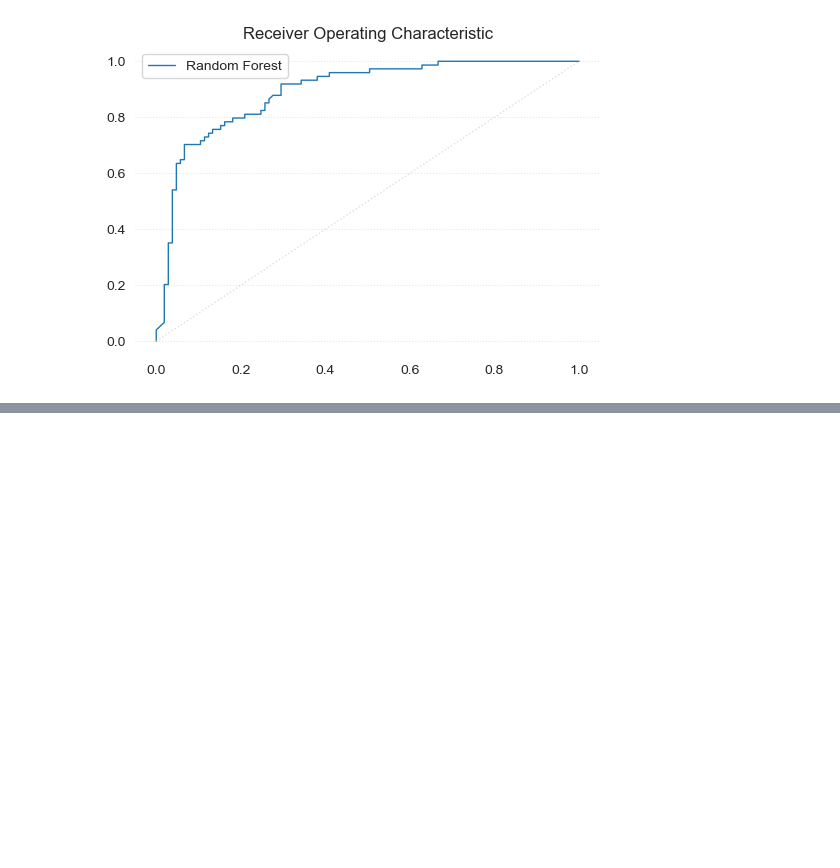
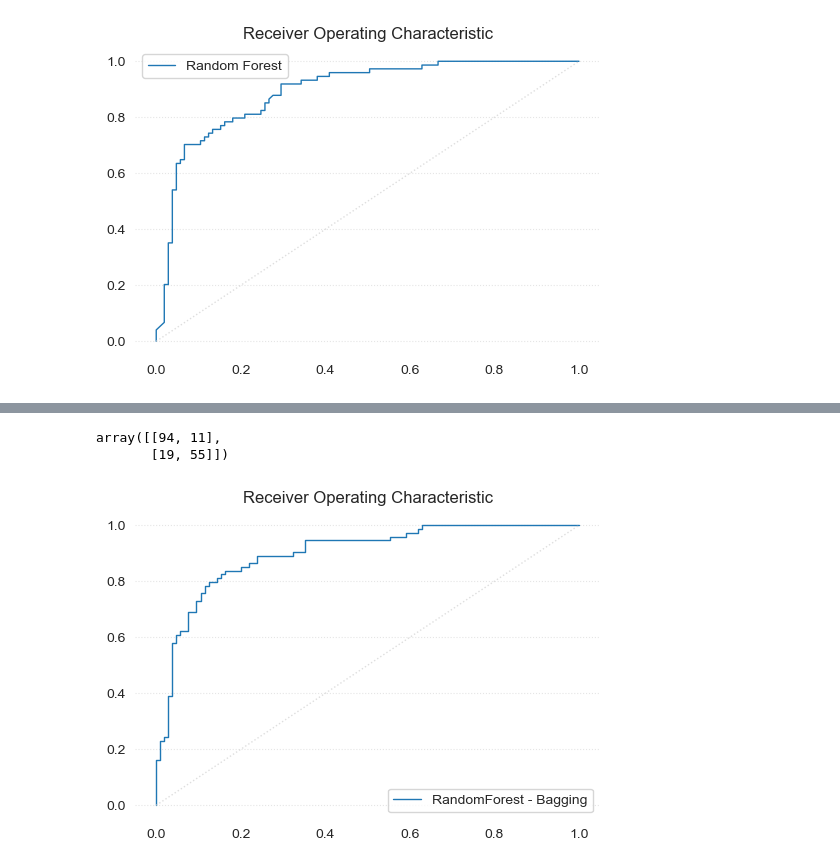
Before and after one commit to Tommylee1013/DataScience, a Jupyter notebook: titanic.ipynb, the cells around one changed output, grey strips where cells are left out. Drawn from its saved outputs; the diff is of its cells as text; code cells hidden in the pictures; blank space fills up the shorter version.

```diff
--- a/titanic.ipynb
+++ b/titanic.ipynb
@@ -529,0 +532,18 @@ plt.show()
+# %%
+from sklearn.ensemble import BaggingClassifier
+
+base = RandomForestClassifier(
+    n_estimators = 1,
+    max_depth = 10,
+    random_state = 42,
+    criterion = 'entropy',
+    min_samples_split = 2
+)
+
+bagging = BaggingClassifier(
+    n_estimators = 1000,
+    estimator = base,
+    random_state = 42
+)
+
+bagging.fit(X_train, y_train)
@@ -529,0 +571,28 @@ plt.show()
+# %%
+confusion_matrix(y_test, bagging_pred)
+# %% [output]
+array([[94, 11],
+       [19, 55]])
+# %%
+bagging_prob = bagging.predict_proba(X_test)[:, 1]
+fpr_bagging, tpr_bagging, thres = roc_curve(y_test, bagging_prob)
+# %%
+fig, ax = plt.subplots(figsize = (6, 4))
+ax.plot(fpr_bagging, tpr_bagging, label = 'RandomForest - Bagging', lw = 1)
+ax.plot(
+    [0, 1],
+    [0, 1],
+    ls = ':',
+    color = 'lightgray',
+    alpha = 0.75,
+    lw = 1
+)
+for spine in ax.spines.values():
+    spine.set_visible(False)
+ax.grid(False)
+ax.yaxis.grid(True, ls = ':', alpha = 0.5)
+ax.legend()
+plt.title('Receiver Operating Characteristic')
+plt.show()
+# %% [output]
+[figure, added]
```
Also changed, not shown: parts of 4 cells of this notebook.
